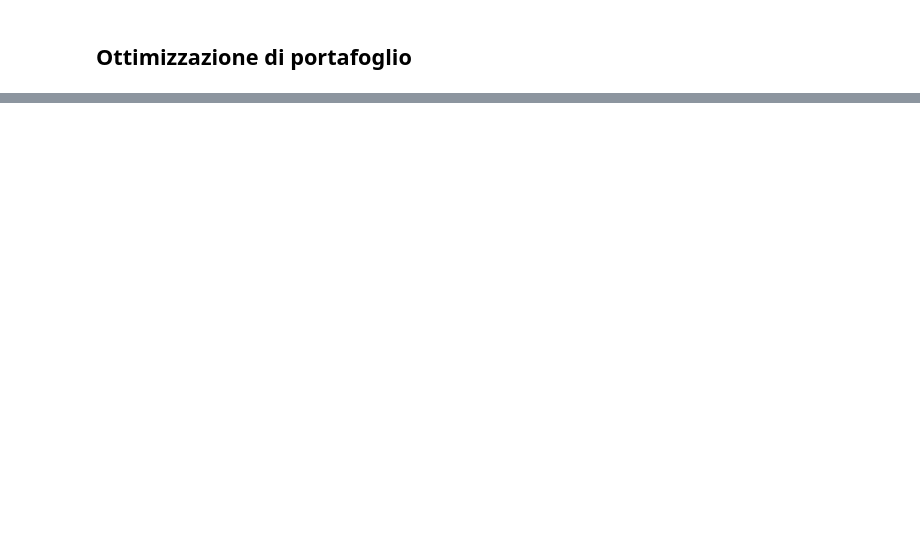
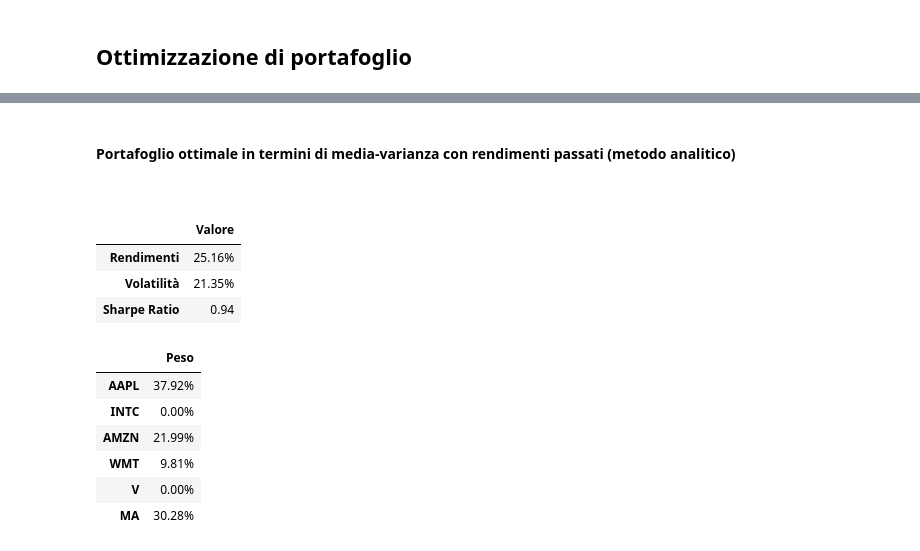
Before and after one commit to Pynci/business-intelligence, a Jupyter notebook: progetto/progetto.ipynb, the cells around one changed output, grey strips where cells are left out. Drawn from its saved outputs; the diff is of its cells as text; code cells hidden in the pictures; blank space fills up the shorter version.

```diff
--- a/progetto/progetto.ipynb
+++ b/progetto/progetto.ipynb
@@ -1119,24 +1183,0 @@ rendimenti_frontiera_efficiente = np.delete(rendimenti_frontiera_efficiente, ind
-# %%
-simboli = ['o', 'X', 'd', '*', '^', 'v']
-
-fig, ax = plt.subplots(figsize=(18, 10))
-risultati_portafogli.plot(kind='scatter', x='Volatilità',
-                      y='Rendimenti', c='Sharpe Ratio',
-                      cmap='RdYlGn', edgecolors='black',
-                      ax=ax)
-ax.set(xlabel='Volatilità',
-       ylabel='Rendimento atteso',
-       title='Frontiera efficiente')
-ax.plot(volatilita_frontiera_efficiente, rendimenti_frontiera_efficiente, 'b--')
-for i, ticker in enumerate(tickers):
-    ax.scatter(x=np.sqrt(matrice_covarianza.iloc[i, i]),
-               y=rendimenti_medi_annualizzati.iloc[i],
-               marker=simboli[i],
-               s=150,
-               color='black',
-               label=ticker)
-ax.legend()
-
-plt.tight_layout()
-plt.grid()
-plt.show()
@@ -1284,0 +1184,30 @@ Portafoglio ottimale in termini di media-varianza (metodo analitico)
+# %%
+# Performance del portafoglio ottimale (analitico)
+performance_an = {
+    'Valore': [f"{portafoglio_max_sr_an['Return']*100:.2f}%", f"{portafoglio_max_sr_an['Volatility']*100:.2f}%", f"{portafoglio_max_sr_an['Sharpe Ratio']:.2f}"]
+}
+dataframe_performance_an = pd.DataFrame(performance_an, index=['Rendimenti', 'Volatilità', 'Sharpe Ratio'])
+
+pesi_an = {
+    'Peso': [f"{100*y:.2f}%" for y in portafoglio_max_sr_an['Weights']]
+}
+dataframe_pesi_an = pd.DataFrame(pesi_an, index=tickers)
+
+
+
+display_html('<h4>Portafoglio ottimale in termini di media-varianza con rendimenti passati (metodo analitico)</h4><br>', raw=True)
+display(dataframe_performance_an)
+display(dataframe_pesi_an)
+# %% [output]
+Portafoglio ottimale in termini di media-varianza con rendimenti passati (metodo analitico)
+|  | Valore |
+| Rendimenti | 25.16% |
+| Volatilità | 21.35% |
+| Sharpe Ratio | 0.94 |
+|  | Peso |
+| AAPL | 37.92% |
+| INTC | 0.00% |
+| AMZN | 21.99% |
+| WMT | 9.81% |
+| V | 0.00% |
+| MA | 30.28% |
```
Also changed, not shown: parts of 37 cells of this notebook, 5 other files.
